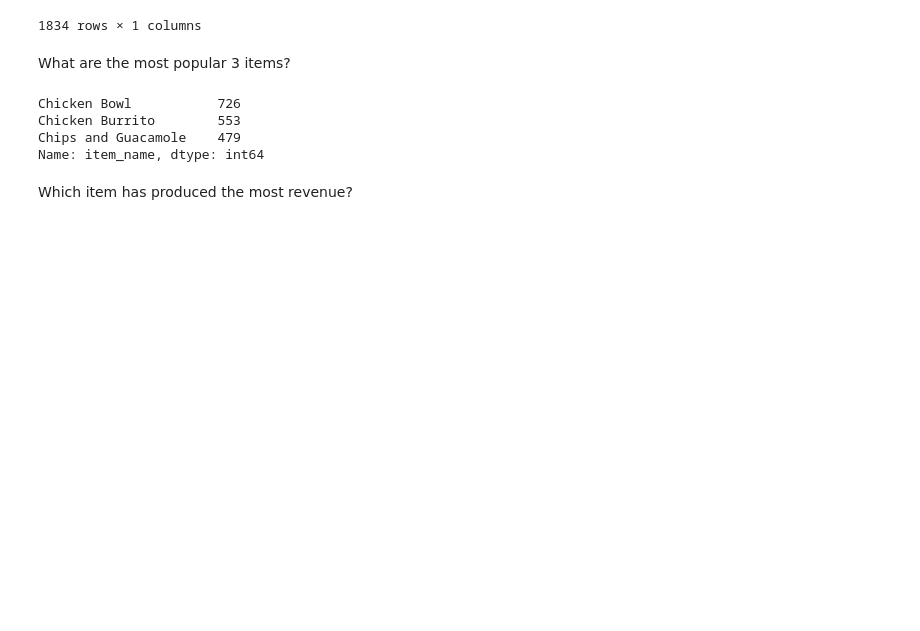
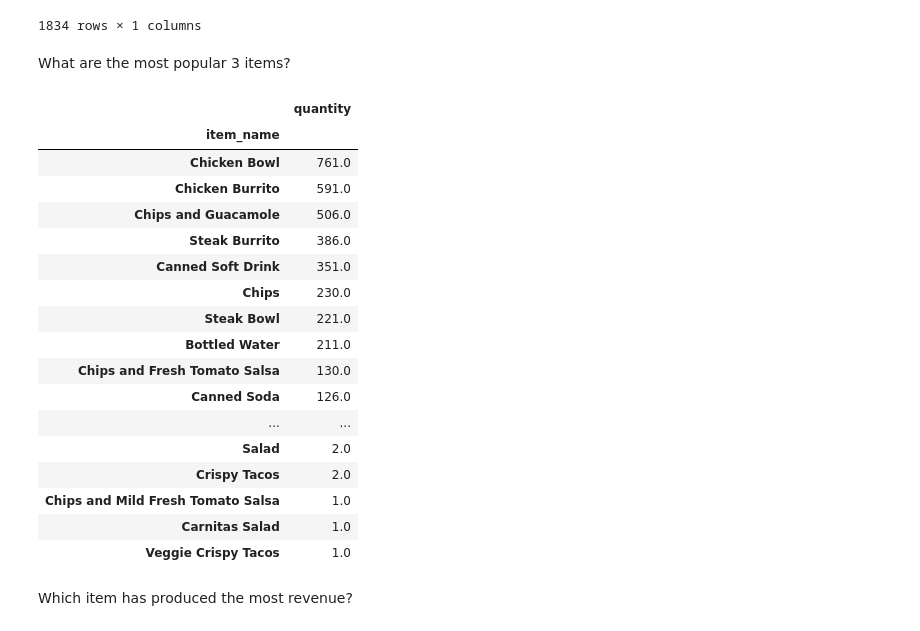
Before and after one commit to aaron-mv-moore/numpy-pandas-visualization-exercises, a Jupyter notebook: advanced_dataframes.ipynb, the cells around one changed output. Cells and saved outputs as stored; diff of their text form; code cells hidden in the pictures; blank space fills up the shorter version.

```diff
--- a/advanced_dataframes.ipynb
+++ b/advanced_dataframes.ipynb
@@ -181,11 +181,27 @@ df[['order_id', 'item_order_price']].groupby('order_id').sum()
 What are the most popular 3 items?
 # %%
 df.item_name.value_counts().head(3)
+
+df[['item_name', 'quantity']].groupby('item_name').sum().sort_values('quantity', ascending=False)
 # %% [output]
-Chicken Bowl           726
-Chicken Burrito        553
-Chips and Guacamole    479
-Name: item_name, dtype: int64
+|  | quantity |
+| item_name |  |
+| Chicken Bowl | 761.0 |
+| Chicken Burrito | 591.0 |
+| Chips and Guacamole | 506.0 |
+| Steak Burrito | 386.0 |
+| Canned Soft Drink | 351.0 |
+| Chips | 230.0 |
+| Steak Bowl | 221.0 |
+| Bottled Water | 211.0 |
+| Chips and Fresh Tomato Salsa | 130.0 |
+| Canned Soda | 126.0 |
+| ... | ... |
+| Salad | 2.0 |
+| Crispy Tacos | 2.0 |
+| Chips and Mild Fresh Tomato Salsa | 1.0 |
+| Carnitas Salad | 1.0 |
+| Veggie Crispy Tacos | 1.0 |
 # %% [markdown]
 Which item has produced the most revenue?
 # %%
```
Also changed, not shown: parts of 4 cells of this notebook.
